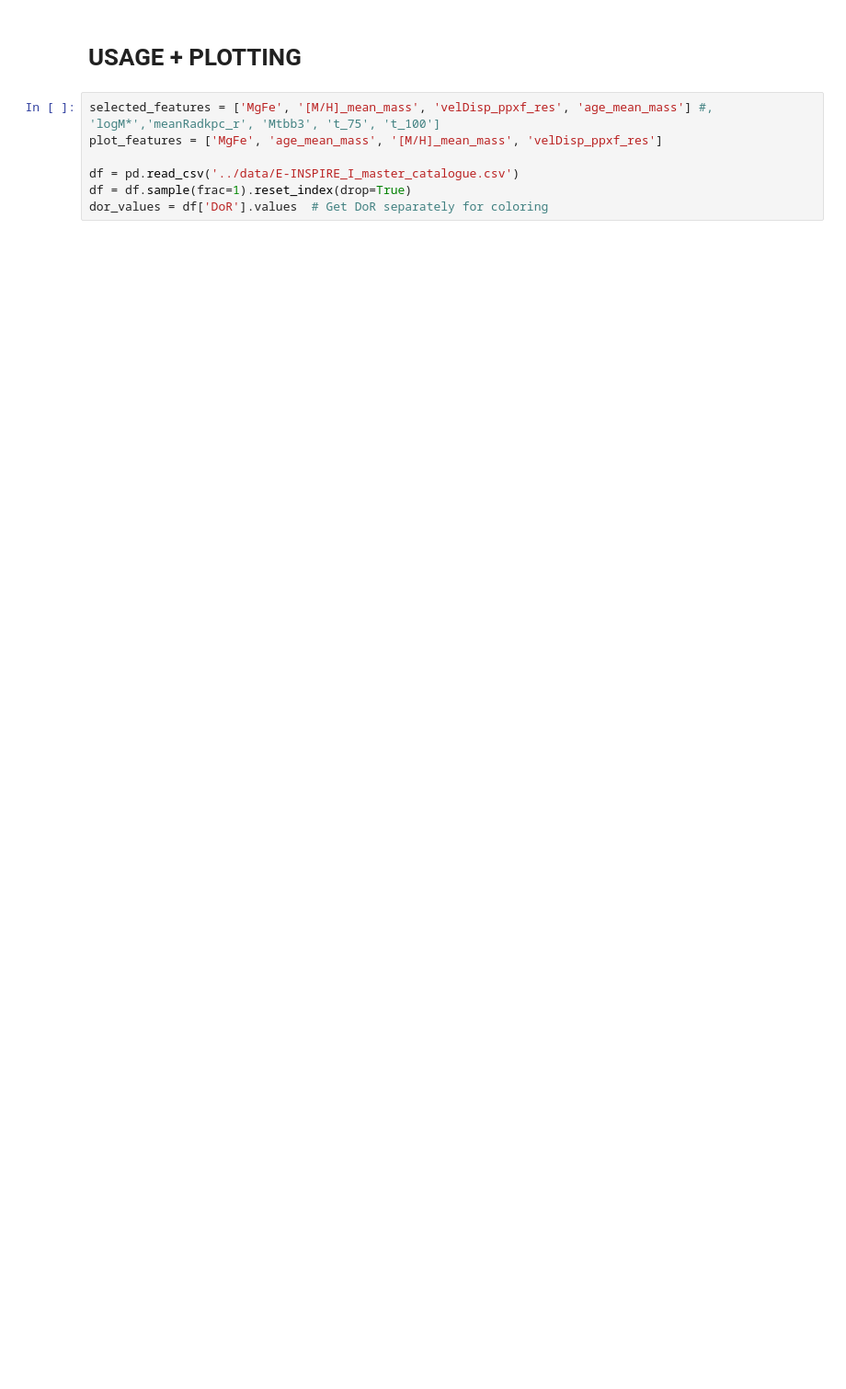
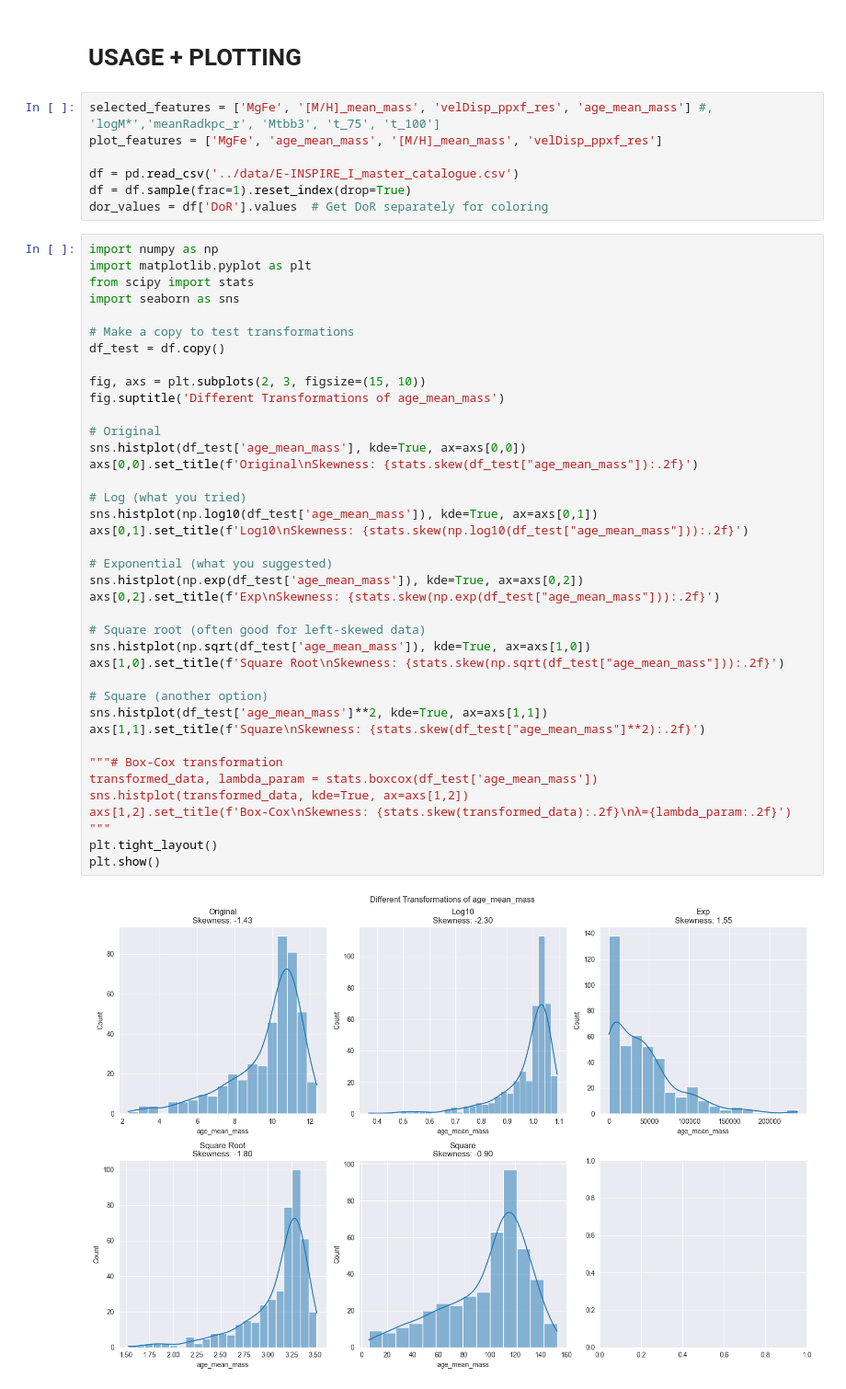
Before and after one commit to CARosss/AS01_E_INSPIRE, a Jupyter notebook: notebooks/clustering.ipynb, the cells around one changed output. Shown at 92% size. Drawn from its saved outputs; the diff is of its cells as text; blank space fills up the shorter version.

```diff
--- a/notebooks/clustering.ipynb
+++ b/notebooks/clustering.ipynb
@@ -260,6 +259,47 @@ plot_features = ['MgFe', 'age_mean_mass', '[M/H]_mean_mass', 'velDisp_ppxf_res']
 df = pd.read_csv('../data/E-INSPIRE_I_master_catalogue.csv')
 df = df.sample(frac=1).reset_index(drop=True)
 dor_values = df['DoR'].values  # Get DoR separately for coloring
+# %%
+import numpy as np
+import matplotlib.pyplot as plt
+from scipy import stats
+import seaborn as sns
+
+# Make a copy to test transformations
+df_test = df.copy()
+
+fig, axs = plt.subplots(2, 3, figsize=(15, 10))
+fig.suptitle('Different Transformations of age_mean_mass')
+
+# Original
+sns.histplot(df_test['age_mean_mass'], kde=True, ax=axs[0,0])
+axs[0,0].set_title(f'Original\nSkewness: {stats.skew(df_test["age_mean_mass"]):.2f}')
+
+# Log (what you tried)
+sns.histplot(np.log10(df_test['age_mean_mass']), kde=True, ax=axs[0,1])
+axs[0,1].set_title(f'Log10\nSkewness: {stats.skew(np.log10(df_test["age_mean_mass"])):.2f}')
+
+# Exponential (what you suggested)
+sns.histplot(np.exp(df_test['age_mean_mass']), kde=True, ax=axs[0,2])
+axs[0,2].set_title(f'Exp\nSkewness: {stats.skew(np.exp(df_test["age_mean_mass"])):.2f}')
+
+# Square root (often good for left-skewed data)
+sns.histplot(np.sqrt(df_test['age_mean_mass']), kde=True, ax=axs[1,0])
+axs[1,0].set_title(f'Square Root\nSkewness: {stats.skew(np.sqrt(df_test["age_mean_mass"])):.2f}')
+
+# Square (another option)
+sns.histplot(df_test['age_mean_mass']**2, kde=True, ax=axs[1,1])
+axs[1,1].set_title(f'Square\nSkewness: {stats.skew(df_test["age_mean_mass"]**2):.2f}')
+
+"""# Box-Cox transformation
+transformed_data, lambda_param = stats.boxcox(df_test['age_mean_mass'])
+sns.histplot(transformed_data, kde=True, ax=axs[1,2])
+axs[1,2].set_title(f'Box-Cox\nSkewness: {stats.skew(transformed_data):.2f}\nλ={lambda_param:.2f}')
+"""
+plt.tight_layout()
+plt.show()
+# %% [output]
+[figure, added]
 # %%
 
 
```
Also changed, not shown: parts of 7 cells of this notebook, 10 other files.
